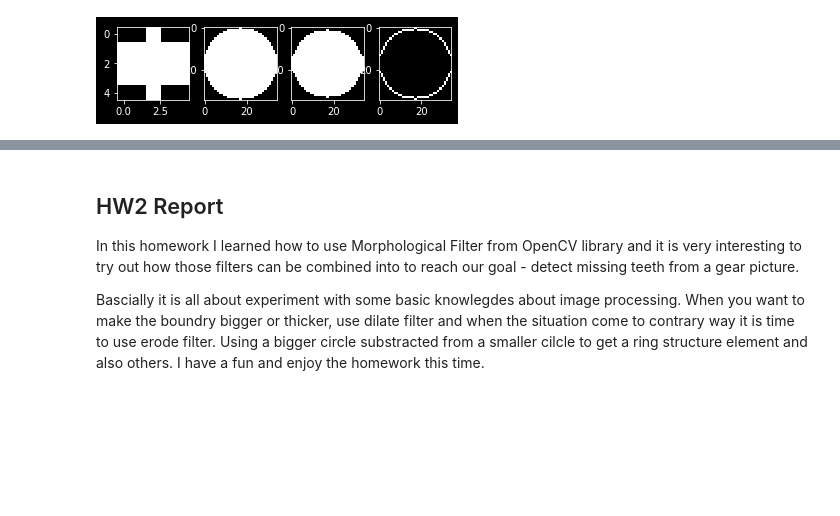
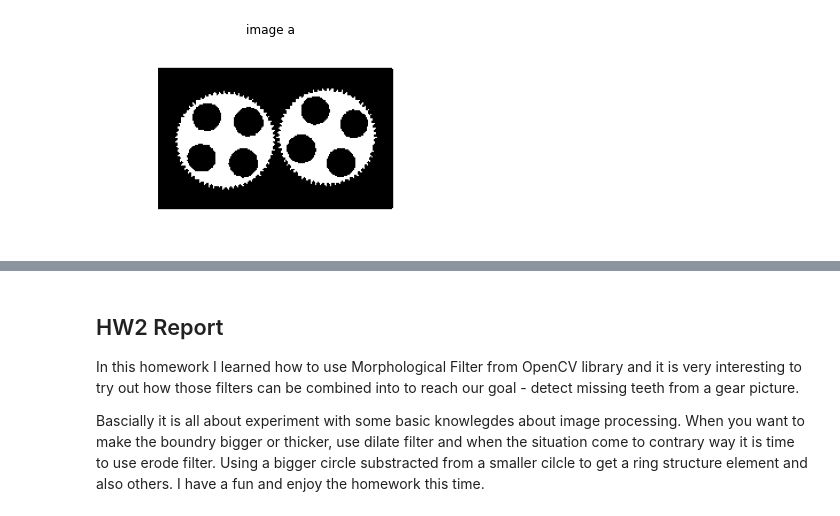
Before and after one commit to denpo1022/Using-Morphological-Filter-to-detect-missing-teeth-from-gears, a Jupyter notebook: main.ipynb, the cells around one changed output, grey strips where cells are left out. Drawn from its saved outputs; the diff is of its cells as text; code cells hidden in the pictures; blank space fills up the shorter version.

```diff
--- a/main.ipynb
+++ b/main.ipynb
@@ -1,58 +1,17 @@
-# %%
-#gear tooth inspection using morphological filter
-
-import cv2
-import numpy as np
-from matplotlib import pyplot as plt
-
-img = cv2.imread('gear_tooth.png', cv2.IMREAD_GRAYSCALE)
-retval, img_a = cv2.threshold(img, 225, 255, cv2.THRESH_BINARY)
-
-kernel_ones = np.ones((5,5))
-kernel_s = cv2.getStructuringElement(cv2.MORPH_ELLIPSE,(2,2))
-kernel_dot = cv2.getStructuringElement(cv2.MORPH_ELLIPSE,(3,3))
-kernel_hole = cv2.getStructuringElement(cv2.MORPH_ELLIPSE,(35,35))
-kernel_hole_e = cv2.erode(kernel_hole, kernel_dot, iterations=1)
-kernel_hole_ring = kernel_hole - kernel_hole_e
-tip_spacing = cv2.getStructuringElement(cv2.MORPH_ELLIPSE,(5,5))
-defect_cue = cv2.getStructuringElement(cv2.MORPH_ELLIPSE,(10,10))
-
-plt.subplot(1,4,1)
-plt.imshow(tip_spacing, cmap = 'gray')
-plt.subplot(1,4,2)
-plt.imshow(kernel_hole, cmap = 'gray')
-plt.subplot(1,4,3)
-plt.imshow(kernel_hole_e, cmap = 'gray')
-plt.subplot(1,4,4)
-plt.imshow(kernel_hole_ring, cmap = 'gray')
-
-img_b = cv2.erode(img_a, kernel_hole_ring, iterations=1)
-img_c = cv2.dilate(img_b, kernel_hole, iterations=1)
-img_d = cv2.bitwise_or(img, img_c)
-gear_body = cv2.morphologyEx(img_d, cv2.MORPH_OPEN, kernel_hole_e)
-gear_body = cv2.dilate(gear_body, kernel_dot, iterations=2)
-img_e = cv2.morphologyEx(gear_body, cv2.MORPH_GRADIENT, kernel_s)
-img_f = cv2.bitwise_and(img_e, img_d)
-img_f = cv2.convertScaleAbs(img_f, alpha = 4)
-img_g = cv2.dilate(img_f, kernel_ones, iterations=1)
-img_g = cv2.convertScaleAbs(img_g, alpha = 4)
-img_h = cv2.subtract(img_e, img_g)
-img_h = cv2.dilate(img_h, kernel_dot, iterations=1)
-img_h = cv2.convertScaleAbs(img_h, alpha = 4)
-img_h = cv2.dilate(img_h, defect_cue, iterations=1)
-img_g = cv2.erode(img_g, kernel_dot, iterations=1)
-img_h = cv2.bitwise_or(img_h, img_g)
-
-cv2.imshow('(a)', img_a)
-cv2.imshow('(b)', img_b)
-cv2.imshow('(c)', img_c)
-cv2.imshow('(d)', img_d)
-cv2.imshow('(e)', img_e)
-cv2.imshow('(f)', img_f)
-cv2.imshow('(g)', img_g)
-cv2.imshow('(h)', img_h)
-
-cv2.waitKey()
-cv2.destroyAllWindows()
-# %% [output]
-[figure, removed]
+# %%
+import cv2
+import numpy as np
+from matplotlib import pyplot as plt
+
+
+base = cv2.imread('gear_tooth.png', cv2.IMREAD_GRAYSCALE)
+
+# use thresholding to get the binary image
+_, img_a = cv2.threshold(base, 225, 255, cv2.THRESH_BINARY)
+
+plt.imshow(img_a, cmap='gray')
+plt.title('image a')
+plt.axis('off')
+plt.show()
+# %% [output]
+[figure, added]
```
Also changed, not shown: parts of 10 cells of this notebook.
